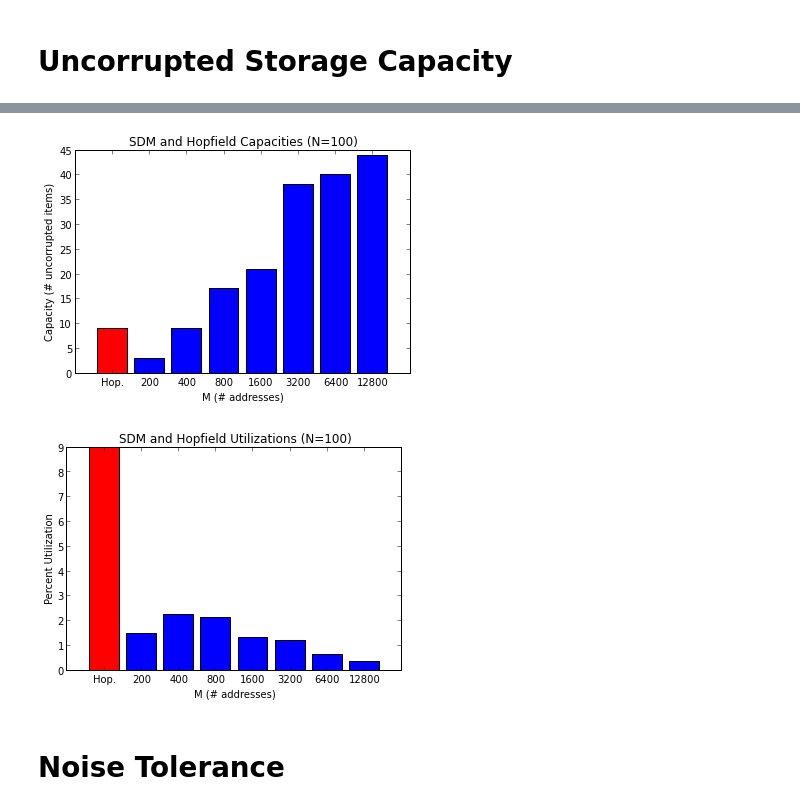
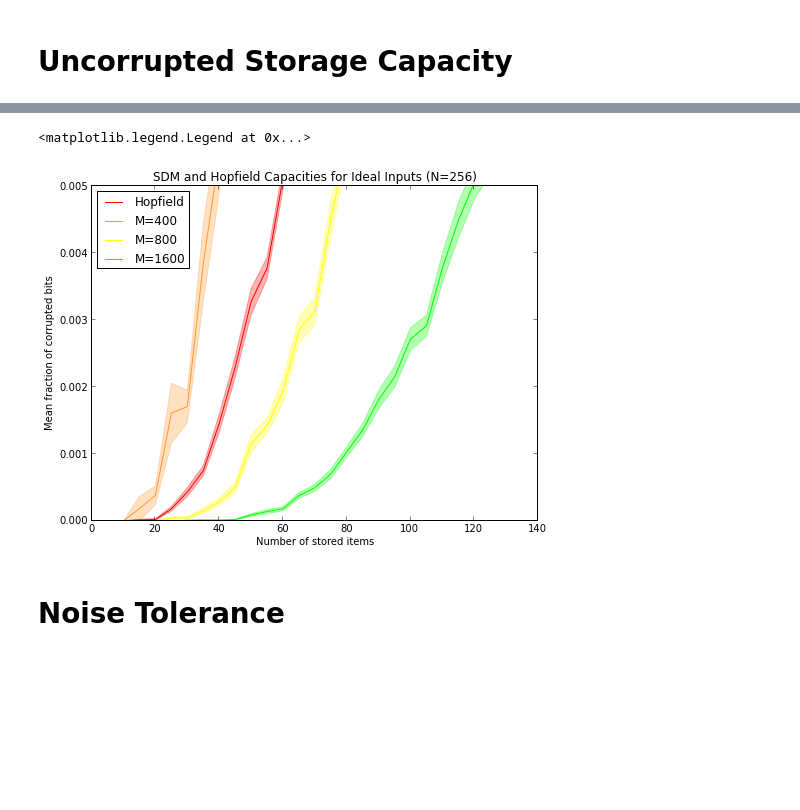
Before and after one commit to berkeley-cocosci/bayes-sdm, a Jupyter notebook: comparisons.ipynb, the cells around one changed output, grey strips where cells are left out. Drawn from its saved outputs; the diff is of its cells as text; code cells hidden in the pictures; blank space fills up the shorter version.

Commit message:
Move to 16x16 inputs, better data presentation

```diff
--- a/comparisons.ipynb
+++ b/comparisons.ipynb
@@ -86,8 +98,7 @@ SDM (m=12800) capacity is 44
 # %%
 # How many random, uncorrelated inputs can the Hopfield net store?
-k = metrics.test_capacity(
-    int(n), k=1, iters=int(iters),
-    thresh=thresh, verbose=verbose) - 1
-hop_capacity = k
-print "Hopfield capacity is %d" % k
+print "Hopfield"
+hop_capacity = metrics.test_capacity(
+    int(n), k0=k0, iters=int(iters),
+    thresh=thresh, verbose=verbose)
 # %% [output]
@@ -104,39 +119,34 @@ Hopfield capacity is 9
-# %%
-# plot the storage capacity as a function of address space size
-util.set_fig_properties()
-data = np.hstack([hop_capacity, sdm_capacity])
-x = np.arange(data.size)
-labels = np.hstack(["Hop.", M.astype('str')])
-
-plt.bar(x[:1], data[:1], align='center', color='r')
-plt.bar(x[1:], data[1:], align='center', color='b')
-
-plt.xticks(x, labels)
-plt.xlim(-1, data.size)
-plt.xlabel("M (# addresses)")
-plt.ylabel("Capacity (# uncorrupted items)")
-plt.title("SDM and Hopfield Capacities (N=%d)" % n)
-plt.legend(loc=0)
-# %% [output]
-[figure, removed]
-# %%
-# plot the utilization as a function of address space size
-util.set_fig_properties()
-data = np.hstack([100*hop_capacity/float(n), 100*sdm_capacity/M.astype('f8')])
-x = np.arange(data.size)
-labels = np.hstack(["Hop.", M.astype('str')])
-
-plt.bar(x[:1], data[:1], align='center', color='r')
-plt.bar(x[1:], data[1:], align='center', color='b')
-
-plt.xticks(x, labels)
-plt.xlim(-1, data.size)
-plt.xlabel("M (# addresses)")
-plt.ylabel("Percent Utilization")
-plt.title("SDM and Hopfield Utilizations (N=%d)" % n)
-plt.legend(loc=0)
-# %% [output]
-[figure, removed]
+# %%
+# plot corruption as a function of items stored
+util.set_fig_properties()
+fig = plt.gcf()
+fig.set_figwidth(8)
+fig.set_figheight(6)
+alpha = 0.3
+
+data = hop_capacity
+loerr = data[:,0]-data[:,1]
+hierr = data[:,0]+data[:,1]
+x = k0*np.arange(1, data.shape[0]+1)
+plt.fill_between(x, loerr, hierr, color=colors[0], alpha=alpha)
+plt.plot(x, data[:,0], label='Hopfield', color=colors[0])
+
+for i in xrange(M.size):
+    data = sdm_capacity[i]
+    loerr = data[:,0]-data[:,1]
+    hierr = data[:,0]+data[:,1]
+    x = k0*np.arange(1, data.shape[0]+1)
+    plt.fill_between(x, loerr, hierr, color=colors[i+1], alpha=alpha)
+    plt.plot(x, data[:,0], label='M=%d' % M[i], color=colors[i+1])
+
+plt.ylim(0, thresh)
+plt.xlabel("Number of stored items")
+plt.ylabel("Mean fraction of corrupted bits")
+plt.title("SDM and Hopfield Capacities for Ideal Inputs (N=%d)" % n)
+plt.legend(loc=0)
+# %% [output]
+<matplotlib.legend.Legend at 0x...>
+[figure, added]
 # %% [markdown]
 # Noise Tolerance
 # %%
```
Also changed, not shown: parts of 9 cells of this notebook, 2 other files.
